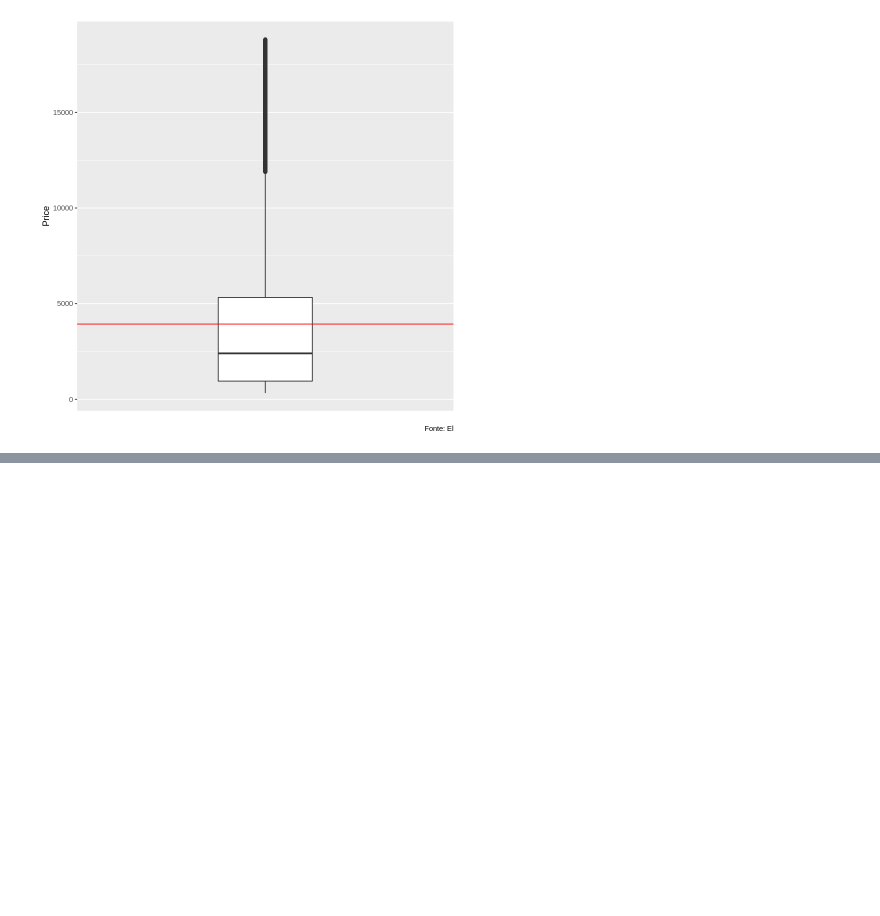
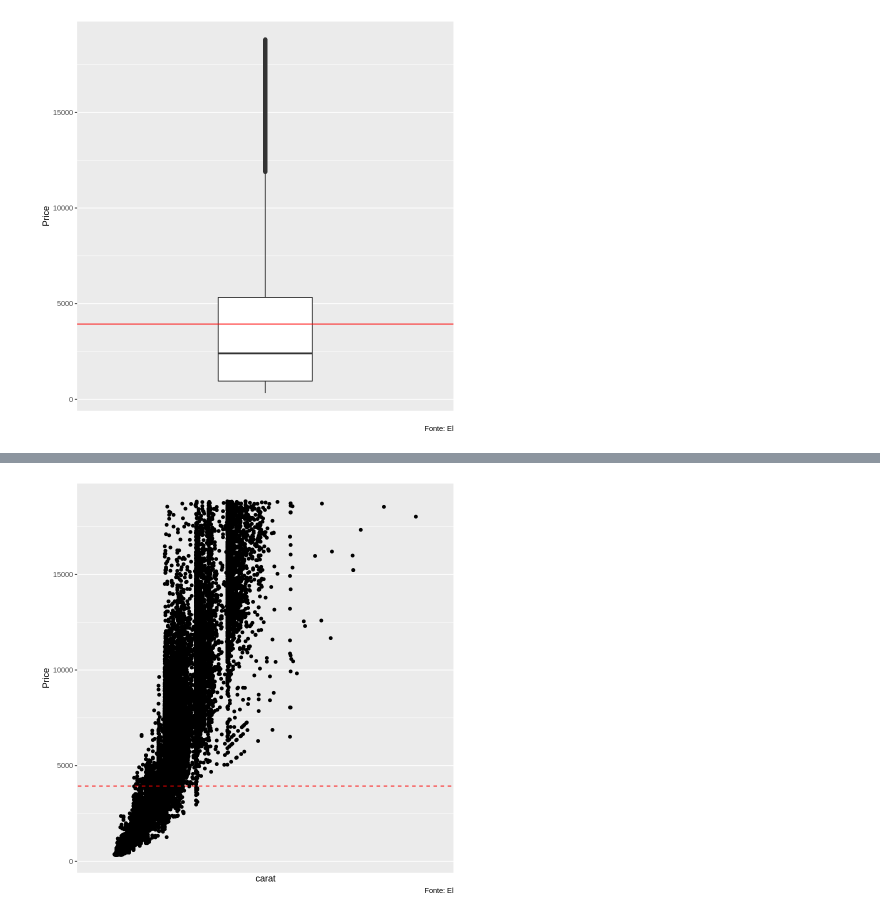
Before and after one commit to BrunaKrasotaMatos/An-liseEstat-stica, a Jupyter notebook: Trilha3/Trilha3.ipynb, the cells around one changed output, grey strips where cells are left out. Cells and saved outputs as stored; diff of their text form; code cells hidden in the pictures; blank space fills up the shorter version.

```diff
--- a/Trilha3/Trilha3.ipynb
+++ b/Trilha3/Trilha3.ipynb
@@ -99,0 +142,11 @@ ggplot(data=diamantes) +
+# %%
+# Grafico de pontos
+ggplot(data=diamantes) +
+  geom_point(
+    aes(x = carat, y = price)) +
+    labs(y = "Price",
+         x = "carat", caption = "Fonte: El") +
+    geom_abline(slope=0, intercept=3933, linetype = 2, color="red") +
+    scale_x_discrete(labels = NULL, breaks = NULL)
+# %% [output]
+[figure, added]
```
Also changed, not shown: parts of 6 cells of this notebook.
